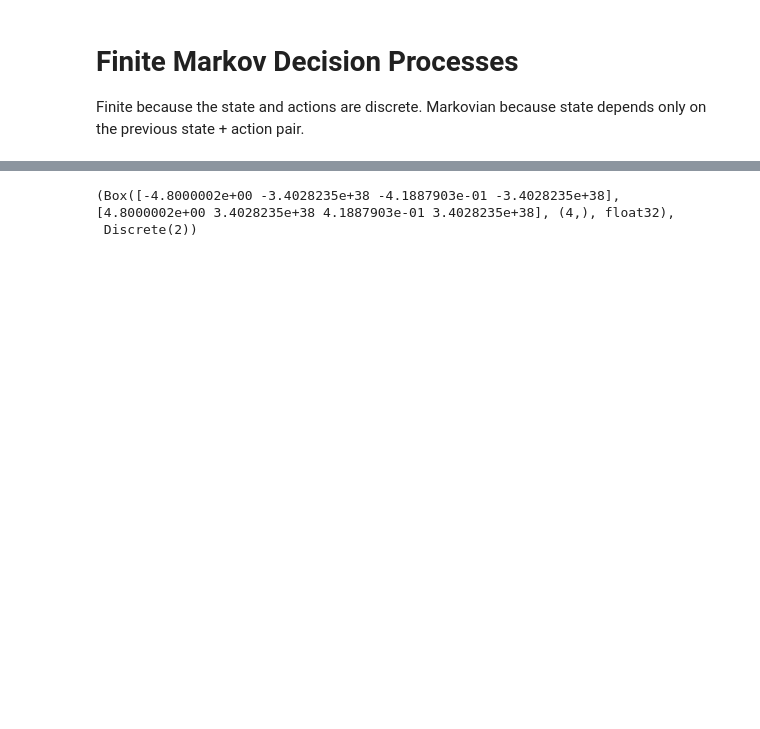
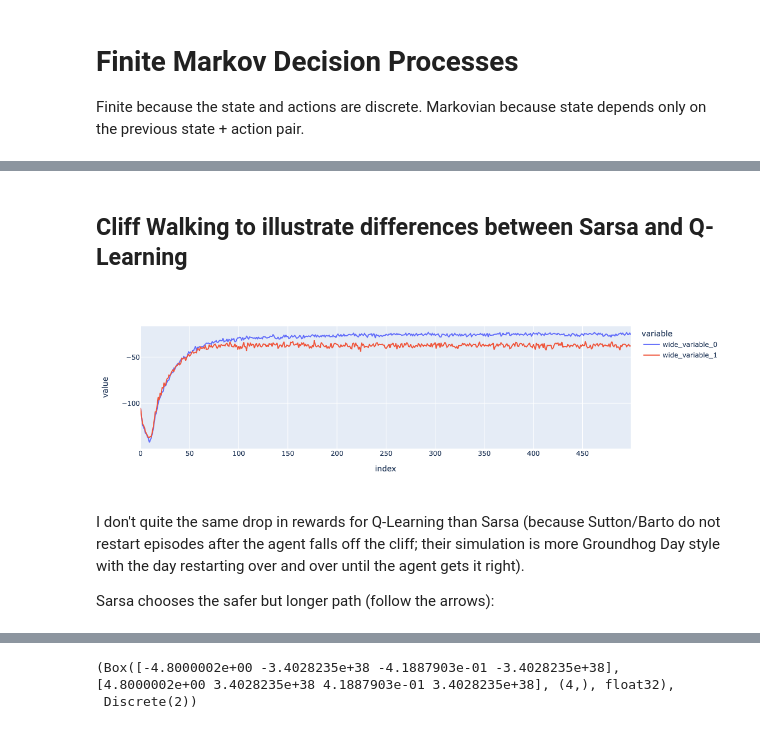
Before and after one commit to lrthomps/rl, a Jupyter notebook: finite-mdps.ipynb, the cells around one changed output, grey strips where cells are left out. Saved outputs shown, nothing was run; the diff lists cells and outputs as text; code cells hidden in the pictures; blank space fills up the shorter version.

Commit message:
added cliff walking and double q

```diff
--- a/finite-mdps.ipynb
+++ b/finite-mdps.ipynb
@@ -96,0 +109,2 @@ for i in range(0, env.dims[0]):
+# %% [markdown]
+## Cliff Walking to illustrate differences between Sarsa and Q-Learning
@@ -96,0 +150,49 @@ for i in range(0, env.dims[0]):
+# %%
+env = CliffWalking()
+observation = env.reset()
+dims = [o.n for o in env.observation_space]
+# %%
+np.random.seed(seed=123456789)
+
+runs = 200
+n = 200
+
+r_qlearning = np.zeros((runs, n))
+r_sarsa = np.zeros((runs, n))
+
+for j in range(runs):
+    algo_q = QLearning(env, 0.5, 0.1, dims, env.action_space.n)
+    for i in range(n):
+        observation, info = env.reset()
+        action = algo_q.sample(observation)
+        algo_q.init_episode(observation, action)
+        r = 0
+        while True:
+            observation, reward, terminated, truncated, info = env.step(algo_q.a)
+            algo_q.update(reward, observation)
+            r += reward
+            if terminated:
+                break
+        r_qlearning[j, i] = r
+
+    algo = QLearning(env, 0.5, 0.1, dims, env.action_space.n, sarsa=True)
+    for i in range(n):
+        observation, info = env.reset()
+        action = algo.sample(observation)
+        algo.init_episode(observation, action)
+        r = 0
+        while True:
+            observation, reward, terminated, truncated, info = env.step(algo.a)
+            algo.update(reward, observation)
+            r += reward
+            if terminated:
+                break
+        r_sarsa[j, i] = r
+# %%
+px.line(y=[np.mean(r_sarsa, axis=0), np.mean(r_qlearning, axis=0)])
+# %% [output]
+[figure, added]
+# %% [markdown]
+I don't quite the same drop in rewards for Q-Learning than Sarsa (because Sutton/Barto do not restart episodes after the agent falls off the cliff; their simulation is more Groundhog Day style with the day restarting over and over until the agent gets it right).
+
+Sarsa chooses the safer but longer path (follow the arrows):
```
Also changed, not shown: parts of 26 cells of this notebook, 1 other file.
